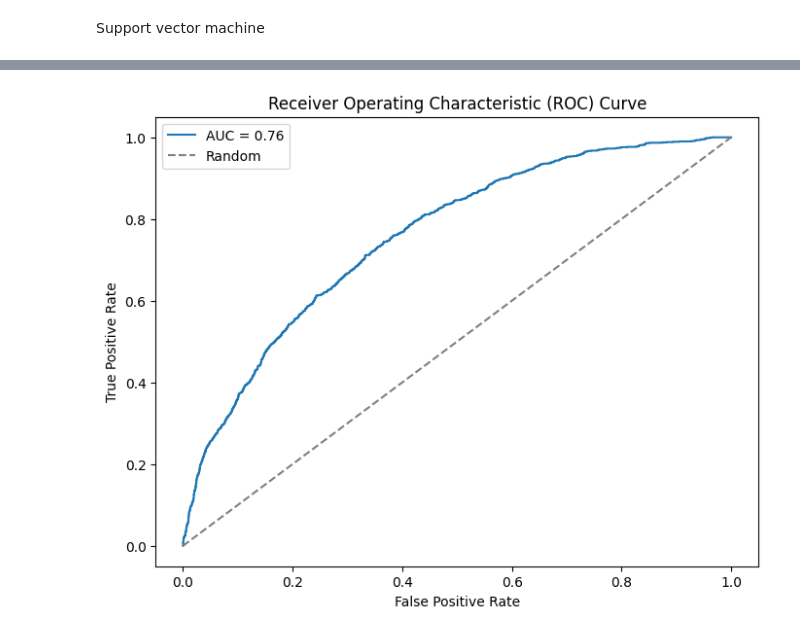
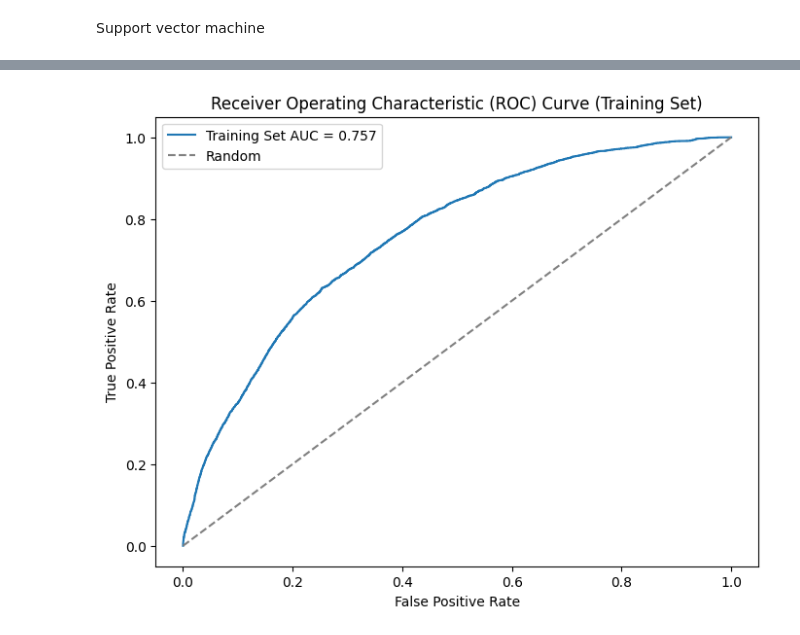
Before and after one commit to jesper1212/BT4012_Reviews, a Jupyter notebook: Notebooks/modelling/models.ipynb, the cells around one changed output, grey strips where cells are left out. Cells and saved outputs as stored; diff of their text form; code cells hidden in the pictures.

```diff
--- a/Notebooks/modelling/models.ipynb
+++ b/Notebooks/modelling/models.ipynb
@@ -169,7 +169,7 @@ param_grid = {
 
 # Perform grid search to find best hyperparameters
 grid_search = GridSearchCV(estimator=xgb_model, param_grid=param_grid, cv=5, scoring = 'f1')
-# grid_search.fit(X_train, y_train)
+grid_search.fit(X_train, y_train)
 # %%
 grid_search.best_params_ =  {'learning_rate': 0.1, 'max_depth': 3, 'min_child_weight': 3, 'n_estimators': 50, 'subsample': 0.6}
 # %%
@@ -409,7 +513,7 @@ weighted avg       0.87      0.87      0.87      5482
 from sklearn.naive_bayes import MultinomialNB
 from sklearn.feature_extraction.text import CountVectorizer
 from sklearn.model_selection import train_test_split
-from sklearn.metrics import accuracy_score, classification_report, confusion_matrix
+from sklearn.metrics import accuracy_score, classification_report, confusion_matrix, roc_curve, roc_auc_score
 import seaborn as sns
 import matplotlib.pyplot as plt
 
@@ -424,51 +528,97 @@ df['polarity_positive'] = df['polarity'] + abs(min_value)
 X_train_copy['polarity'] = X_train_copy['polarity'] + abs(min_value)
 X_test_copy['polarity'] = X_test_copy['polarity'] + abs(min_value)
 
-
+# Create a Multinomial Naive Bayes classifier
 nb_classifier = MultinomialNB()
 
-# Train the model
+# Train the model on the training data
 nb_classifier.fit(X_train_copy, y_train)
 
-# Make predictions on the test set
-y_pred = nb_classifier.predict(X_test_copy)
+# Now, evaluate the model on the training set
 
-# Evaluate the best model
-accuracy = accuracy_score(y_test, y_pred)
-print(f"Accuracy: {accuracy:.2f}")
+# Make predictions on the training set
+y_pred_train = nb_classifier.predict(X_train_copy)
 
-# Display additional evaluation metrics
-print(classification_report(y_test, y_pred))
+# Evaluate the model on the training set
+accuracy_train = accuracy_score(y_train, y_pred_train)
+print(f"Training Set Accuracy: {accuracy_train:.3f}")
 
-# Create a confusion matrix
-conf_matrix = confusion_matrix(y_test, y_pred)
+# Display additional evaluation metrics for the training set
+print("Classification Report (Training Set):")
+print(classification_report(y_train, y_pred_train))
+
+# Create a confusion matrix for the training set
+conf_matrix_train = confusion_matrix(y_train, y_pred_train)
 
 # Convert to decimals over 1
-conf_matrix_decimal = conf_matrix / conf_matrix.sum(axis=1)[:, np.newaxis]
+conf_matrix_decimal_train = conf_matrix_train / conf_matrix_train.sum(axis=1)[:, np.newaxis]
 
-# Display the confusion matrix using a heatmap
+# Display the confusion matrix for the training set using a heatmap
 plt.figure(figsize=(8, 6))
-sns.heatmap(conf_matrix_decimal, annot=True, fmt=".2f", cmap="Blues", cbar=False,
+sns.heatmap(conf_matrix_decimal_train, annot=True, fmt=".2f", cmap="Blues", cbar=False,
             xticklabels=['Fraud', 'Not Fraud'],
             yticklabels=['Fraud', 'Not Fraud'])
-plt.title('Confusion Matrix')
+plt.title('Confusion Matrix (Training Set)')
 plt.xlabel('Predicted')
 plt.ylabel('Actual')
 plt.show()
 
-# Get predicted probabilities for class 1
-y_pred_proba = nb_classifier.predict_proba(X_test_copy)[:, 1]
+# Get predicted probabilities for class 1 on the training set
+y_pred_proba_train = nb_classifier.predict_proba(X_train_copy)[:, 1]
 
-# Plot ROC curve
-fpr, tpr, thresholds = roc_curve(y_test, y_pred_proba)
-auc_score = roc_auc_score(y_test, y_pred_proba)
+# Plot ROC curve for the training set
+fpr_train, tpr_train, thresholds_train = roc_curve(y_train, y_pred_proba_train)
+auc_score_train = roc_auc_score(y_train, y_pred_proba_train)
 
 plt.figure(figsize=(8, 6))
-plt.plot(fpr, tpr, label=f'AUC = {auc_score:.2f}')
+plt.plot(fpr_train, tpr_train, label=f'Training Set AUC = {auc_score_train:.3f}')
 plt.plot([0, 1], [0, 1], linestyle='--', color='gray', label='Random')
-plt.title('Receiver Operating Characteristic (ROC) Curve')
+plt.title('Receiver Operating Characteristic (ROC) Curve (Training Set)')
 plt.xlabel('False Positive Rate')
 plt.ylabel('True Positive Rate')
 plt.legend()
 plt.show()
+
+# Make predictions on the test set
+y_pred_test = nb_classifier.predict(X_test_copy)
+
+# Evaluate the model on the test set
+accuracy_test = accuracy_score(y_test, y_pred_test)
+print(f"\nTest Set Accuracy: {accuracy_test:.3f}")
+
+# Display additional evaluation metrics for the test set
+print("Classification Report (Test Set):")
+print(classification_report(y_test, y_pred_test))
+
+# Create a confusion matrix for the test set
+conf_matrix_test = confusion_matrix(y_test, y_pred_test)
+
+# Convert to decimals over 1
+conf_matrix_decimal_test = conf_matrix_test / conf_matrix_test.sum(axis=1)[:, np.newaxis]
+
+# Display the confusion matrix for the test set using a heatmap
+plt.figure(figsize=(8, 6))
+sns.heatmap(conf_matrix_decimal_test, annot=True, fmt=".2f", cmap="Blues", cbar=False,
+            xticklabels=['Fraud', 'Not Fraud'],
+            yticklabels=['Fraud', 'Not Fraud'])
+plt.title('Confusion Matrix (Test Set)')
+plt.xlabel('Predicted')
+plt.ylabel('Actual')
+plt.show()
+
+# Get predicted probabilities for class 1 on the test set
+y_pred_proba_test = nb_classifier.predict_proba(X_test_copy)[:, 1]
+
+# Plot ROC curve for the test set
+fpr_test, tpr_test, thresholds_test = roc_curve(y_test, y_pred_proba_test)
+auc_score_test = roc_auc_score(y_test, y_pred_proba_test)
+
+plt.figure(figsize=(8, 6))
+plt.plot(fpr_test, tpr_test, label=f'Test Set AUC = {auc_score_test:.3f}')
+plt.plot([0, 1], [0, 1], linestyle='--', color='gray', label='Random')
+plt.title('Receiver Operating Characteristic (ROC) Curve (Test Set)')
+plt.xlabel('False Positive Rate')
+plt.ylabel('True Positive Rate')
+plt.legend()
+plt.show()
 # %% [output]
@@ -485 +636 @@ weighted avg       0.76      0.79      0.73      5482
-[figure, old version]
+[figure, new version]
```
Also changed, not shown: parts of 4 cells of this notebook.
